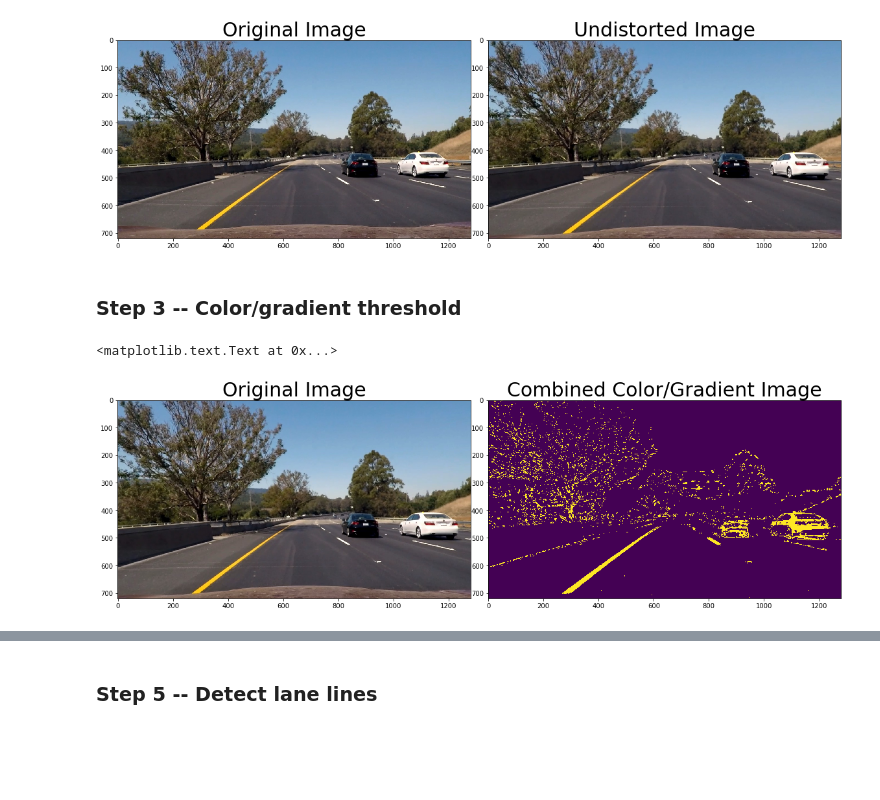
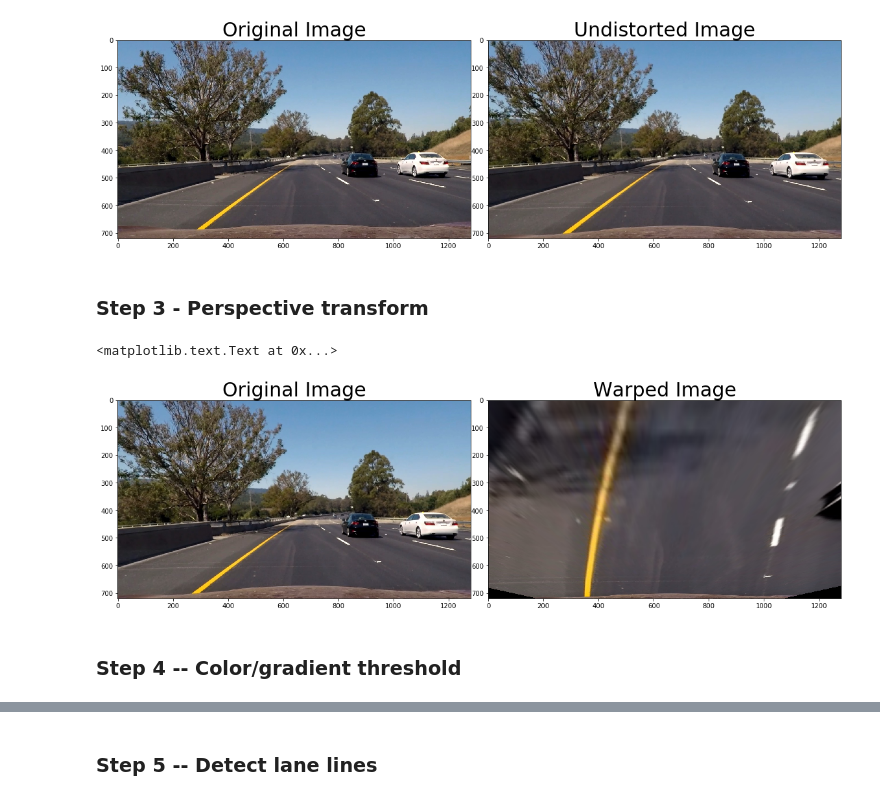
Before and after one commit to RasPhilCo/CarND-Advanced-Lane-Lines, a Jupyter notebook: project4.ipynb, the cells around one changed output, grey strips where cells are left out. Drawn from its saved outputs; the diff is of its cells as text; code cells hidden in the pictures; blank space fills up the shorter version.

```diff
--- a/project4.ipynb
+++ b/project4.ipynb
@@ -130,5 +130,40 @@ ax2.set_title('Undistorted Image', fontsize=30)
 # %% [output]
 <matplotlib.text.Text at 0x...>
 [figure]
+# %% [markdown]
+### Step 3 - Perspective transform
+# %%
+def shift_perspective(img):
+    # Define perspective transform area
+    img_size = (test_img.shape[1], test_img.shape[0])
+    src = np.float32(
+        [[(img_size[0] / 2) - 55, img_size[1]/2 + 100],
+        [((img_size[0] / 6) - 10), img_size[1]],
+        [(img_size[0] * 5 / 6) + 60, img_size[1]],
+        [(img_size[0] / 2 + 55), img_size[1]/2 + 100]])
+    dst = np.float32(
+        [[(img_size[0] / 4), 0],
+        [(img_size[0] / 4), img_size[1]],
+        [(img_size[0] * 3 / 4), img_size[1]],
+        [(img_size[0] * 3 / 4), 0]])
+    # Perform the transform
+    M = cv2.getPerspectiveTransform(src, dst)
+    Minv = cv2.getPerspectiveTransform(dst, src)
+    warped = cv2.warpPerspective(img, M, img_size, flags=cv2.INTER_LINEAR)
+
+    return warped, M, Minv
+
+
+# Plot test image perspective transform
+warped, M, Minv = shift_perspective(test_img_un)
+f, (ax1, ax2) = plt.subplots(1, 2, figsize=(20,10))
+f.subplots_adjust(hspace = .2, wspace=.05)
+ax1.imshow(test_img_un)
+ax1.set_title('Original Image', fontsize=30)
+ax2.imshow(warped)
+ax2.set_title('Warped Image', fontsize=30)
+# %% [output]
+<matplotlib.text.Text at 0x...>
+[figure, added]
 # %% [markdown]
-### Step 3 -- Color/gradient threshold
+### Step 4 -- Color/gradient threshold
@@ -201,13 +169,0 @@ def apply_gradient(img):
-# %%
-combined = apply_gradient(test_img_un)
-
-# Visualize combined thresholds
-f, (ax1, ax2) = plt.subplots(1, 2, figsize=(20,10))
-f.subplots_adjust(hspace = .2, wspace=.05)
-ax1.imshow(test_img_un)
-ax1.set_title('Original Image', fontsize=30)
-ax2.imshow(combined)
-ax2.set_title('Combined Color/Gradient Image', fontsize=30)
-# %% [output]
-<matplotlib.text.Text at 0x...>
-[figure, removed]
```
Also changed, not shown: parts of 17 cells of this notebook, 6 other files.
